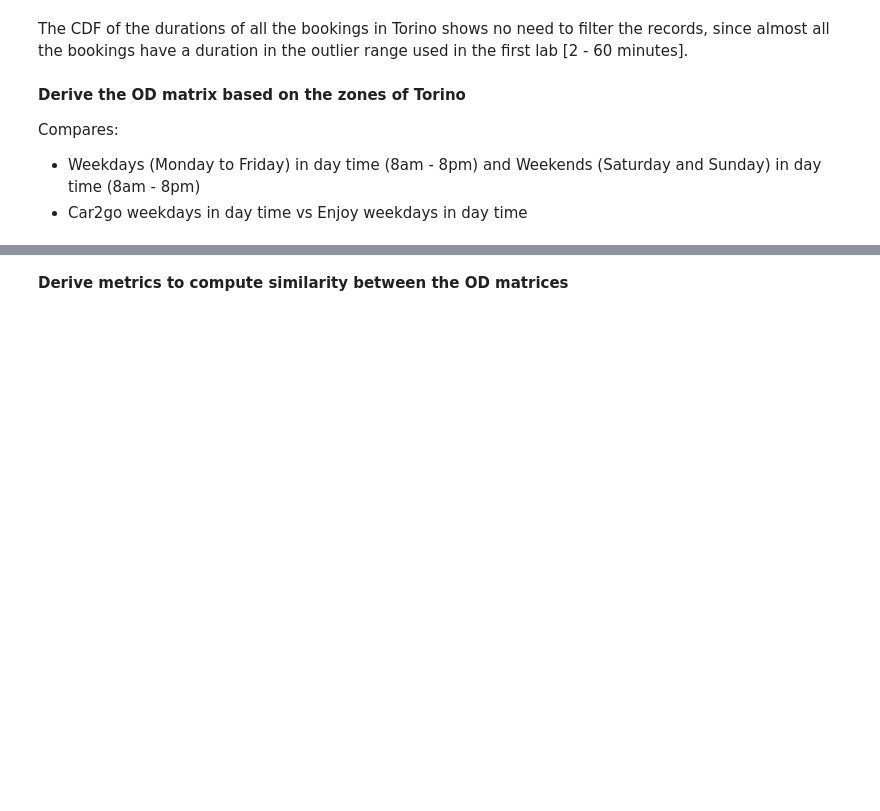
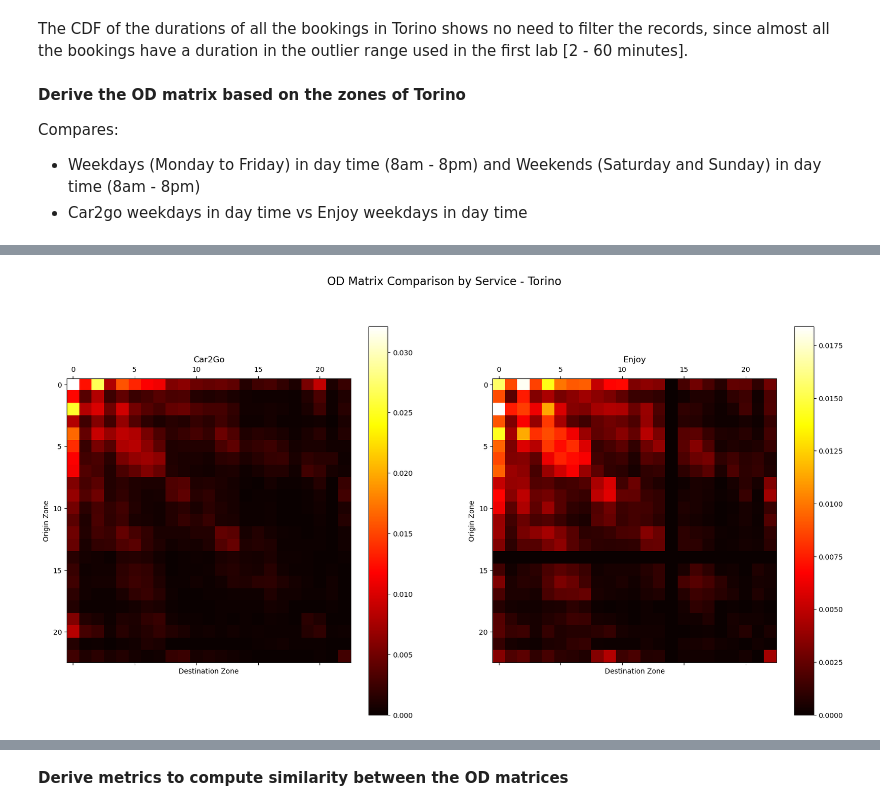
Before and after one commit to CavaWasTaken/SmartMobility, a Jupyter notebook: Labs/Lab2/Lab2.ipynb, the cells around one changed output, grey strips where cells are left out. Drawn from its saved outputs; the diff is of its cells as text; code cells hidden in the pictures; blank space fills up the shorter version.

```diff
--- a/Labs/Lab2/Lab2.ipynb
+++ b/Labs/Lab2/Lab2.ipynb
@@ -244,0 +250,34 @@ plt.show()
+# %%
+# create the OD matrix for the bookings of car2go and enjoy between zones
+od_matrix_car2go = np.zeros((zones, zones))
+od_matrix_enjoy = np.zeros((zones, zones))
+
+for index, row in total_bookings.iterrows():
+    zone_init = int(row['zone_init'])
+    zone_final = int(row['zone_final'])
+    service = row['service']
+
+    if service == 'car2go':
+        od_matrix_car2go[zone_init][zone_final] += 1
+    elif service == 'enjoy':
+        od_matrix_enjoy[zone_init][zone_final] += 1
+# normalize the OD matrices
+od_matrix_car2go /= np.sum(od_matrix_car2go)
+od_matrix_enjoy /= np.sum(od_matrix_enjoy)
+
+# plot the OD matrices as heatmaps
+fig, axes = plt.subplots(1, 2, figsize=(20, 10))
+fig.suptitle(f'OD Matrix Comparison by Service - {city}', fontsize=16)
+titles = {
+    'Car2Go': od_matrix_car2go,
+    'Enjoy': od_matrix_enjoy
+}
+for ax, (title, matrix) in zip(axes.flatten(), titles.items()):
+    cax = ax.matshow(matrix, cmap='hot')
+    ax.set_title(title)
+    ax.set_xlabel('Destination Zone')
+    ax.set_ylabel('Origin Zone')
+    fig.colorbar(cax, ax=ax)
+plt.show()
+# %% [output]
+[figure, added]
```
Also changed, not shown: parts of 12 cells of this notebook.
